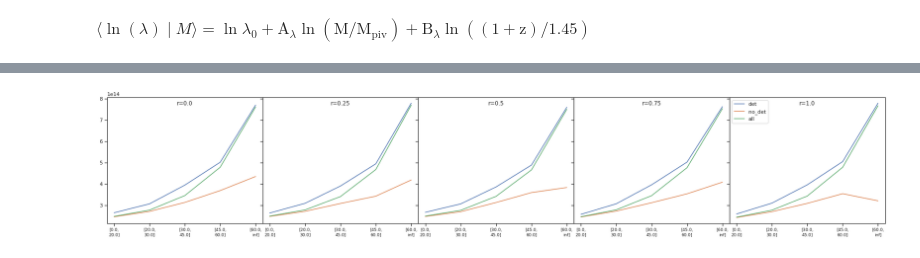
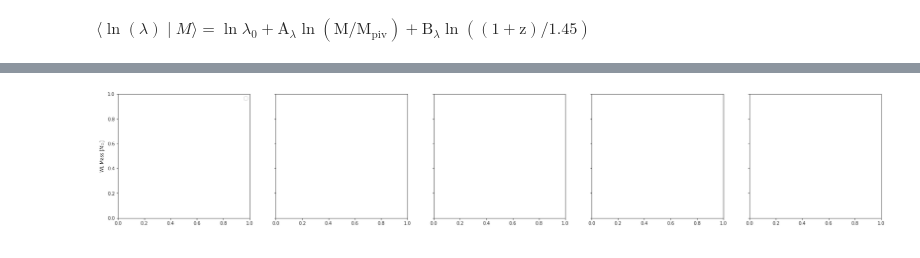
Before and after one commit to zchvsre/des_spt_selection, a Jupyter notebook: monte_carlo.ipynb, the cells around one changed output, grey strips where cells are left out. Cells and saved outputs as stored; diff of their text form; code cells hidden in the pictures.

Commit message:
update the mc plot

```diff
--- a/monte_carlo.ipynb
+++ b/monte_carlo.ipynb
@@ -37,0 +38,5 @@ print(len(halo_df))
+# %%
+mass_mask = halo_df['M500c'] > 1E13
+print(np.sum(mass_mask))
+halo_df = halo_df[mass_mask]
+print(len(halo_df))
@@ -155,8 +213,16 @@ def get_MC_for_r(r):
     halo_df[f'MC_richness_{r}'] = richness_array
     halo_df[f'MC_M_wl_{r}'] = M_wl_array
     halo_df[f'MC_zeta_{r}'] = zeta_array
+# %%
+# richness_bins = [0,20,30,45,60,np.inf]
+lnlam_bins = np.linspace(np.log(20), np.log(100), 10)
+richness_bins=np.exp(lnlam_bins)
 # %%
 r_bins = np.linspace(0,1,5)
-print(r_bins)
+# r_bins = [1]
+# r_bins = np.array([0,1])
+# print(r_bins)
 for r in r_bins:
-    get_MC_for_r(r)
+    get_MC_for_r(halo_df, r)
+    halo_df[f'MC_richness_bin_{r}'], richness_cats  = pd.cut(halo_df[f'MC_richness_{r}'],richness_bins,
+                                                   retbins=True)
@@ -165,2 +228,0 @@ for r in r_bins:
-# %%
-richness_bins = [0,20,30,45,60,np.inf]
@@ -188,27 +254,77 @@ sns.set_style('ticks')
 # %%
-SPT_mask = halo_df['select'] == 1
+fig, axes = plt.subplots(ncols=5,figsize=[30,5],sharey=True)
 
-fig, axes = plt.subplots(ncols=5,figsize=[30,5],sharey=True)
+fig_ratio, ax_ratio = plt.subplots(figsize=[8,8])
+
+n_richness_bins = len(richness_bins)-1
+
 
 def plot_M_wl(ax, M_wl_det, M_wl_no_det, M_wl_all, r):
     ax.plot(range(5),M_wl_det,label="det")
     ax.plot(range(5),M_wl_no_det,label="no_det")
     ax.plot(range(5),M_wl_all,label="all")
-    plt.legend()
     locs, labels = plt.xticks()
     xticks = (np.arange(0,5,5), ["1"])
     ax.set_xticks(range(5))
-    ax.set_xticklabels([f"[{richness_bins[i]},\n{richness_bins[i+1]}]" for i in range(5)])
+    ax.set_xticklabels([f"[{richness_bins[i]:3},\n{richness_bins[i+1]:3}]" for i in range(n_richness_bins)])
     ax.text(0.5, 0.95, rf'r={r}', horizontalalignment='center', verticalalignment='center', transform=ax.transAxes)
     ax.tick_params(axis='x', labelsize=9)
 
+def plot_M_wl_ratio(ax, M_wl_det, M_wl_no_det, r):
+    print(np.log(M_wl_det.to_numpy())-np.log(M_wl_no_det.to_numpy()))
+    locs, labels = plt.xticks()
+    ax.set_xticks(range(n_richness_bins))
+    ax.plot(range(n_richness_bins), np.log(M_wl_det.to_numpy())-np.log(M_wl_no_det.to_numpy()), 'o-', label=f"r={r}")
+    ax.set_xticklabels([f"[{round(richness_bins[i])},\n{round(richness_bins[i+1])}]" for i in range(n_richness_bins)])
+    ax.set_xlabel(r"$\lambda$ Bin")
+    ax.set_ylabel(r"$\ln M_{wl}(det) - \ln M_{wl}(no-det)")
+    ax.tick_params(axis='x', labelsize=9)
+
+verbose = False
 
 for i,r in enumerate(r_bins):
+    # SPT selection line here
+    SPT_mask = halo_df[f'MC_zeta_{r}'] >= 4
+    # SPT_mask = halo_df['select'] == 1
 
-    M_wl_det = halo_df[SPT_mask].groupby(halo_df[SPT_mask]['MC_richness_bin']).mean()[f'MC_M_wl_{r}']
-    M_wl_no_det = halo_df[~SPT_mask].groupby(halo_df[~SPT_mask]['MC_richness_bin']).mean()[f'MC_M_wl_{r}']
-    M_wl_all = halo_df.groupby(halo_df['MC_richness_bin']).mean()[f'MC_M_wl_{r}']
+    M_wl_det = halo_df[SPT_mask].groupby(halo_df[SPT_mask][f'MC_richness_bin_{r}']).mean()[f'MC_M_wl_{r}']
+    M_wl_no_det = halo_df[~SPT_mask].groupby(halo_df[~SPT_mask][f'MC_richness_bin_{r}']).mean()[f'MC_M_wl_{r}']
+    M_wl_all = halo_df.groupby(halo_df[f'MC_richness_bin_{r}']).mean()[f'MC_M_wl_{r}']
 
-    plot_M_wl(axes[i],M_wl_det, M_wl_no_det, M_wl_all, r)
+    # plot_M_wl(axes[i],M_wl_det, M_wl_no_det, M_wl_all, r)
+
+    plot_M_wl_ratio(ax_ratio, M_wl_det, M_wl_no_det, r)
+
+    #print halos counts
+
+    if verbose is True:
+
+        print("Correlation coefficient is:", r)
+        print("Number of det, no_det, all:", len(halo_df[SPT_mask]), len(halo_df[~SPT_mask]), len(halo_df))
+
+        print("Count for SPT Detect")
+        print(halo_df[SPT_mask].groupby(halo_df[SPT_mask][f'MC_richness_bin_{r}']).count()['zeta'])
+        print("\n")
+        print("Count for non-SPT Detect")
+        print(halo_df[~SPT_mask].groupby(halo_df[~SPT_mask][f'MC_richness_bin_{r}']).count()['zeta'])
+        print("\n")
+        print("Count for All")
+        print(halo_df.groupby(halo_df[f'MC_richness_bin_{r}']).count()['zeta'])
+        print("----------------------------------------------------------------")
+
+    #print correlations within each richness bin given r
+        for richness in np.unique(pd.cut(halo_df[f'MC_richness_{r}'],richness_bins)):
+            print(f"Curretn r {r}")
+            print(f"Current richess bin: {richness}")
+            richness_mask = halo_df[f'MC_richness_bin_{r}'] == richness
+            print(halo_df[richness_mask][[f'MC_richness_{r}', f'MC_M_wl_{r}', 'zeta', 'M500c']].corr())
+
+    print("----------------------------------------------------------------")
+
 plt.subplots_adjust(wspace=0)
+# plt.yscale('log')
+axes[0].set_ylabel(u"WL Mass [$M_\u2609$]")
+axes[0].legend()
+
+ax_ratio.legend()
 # %% [output]
@@ -219 +348 @@ No handles with labels found to put in legend.
-[figure, old version]
+[figure, new version]
```
Also changed, not shown: parts of 30 cells of this notebook.
